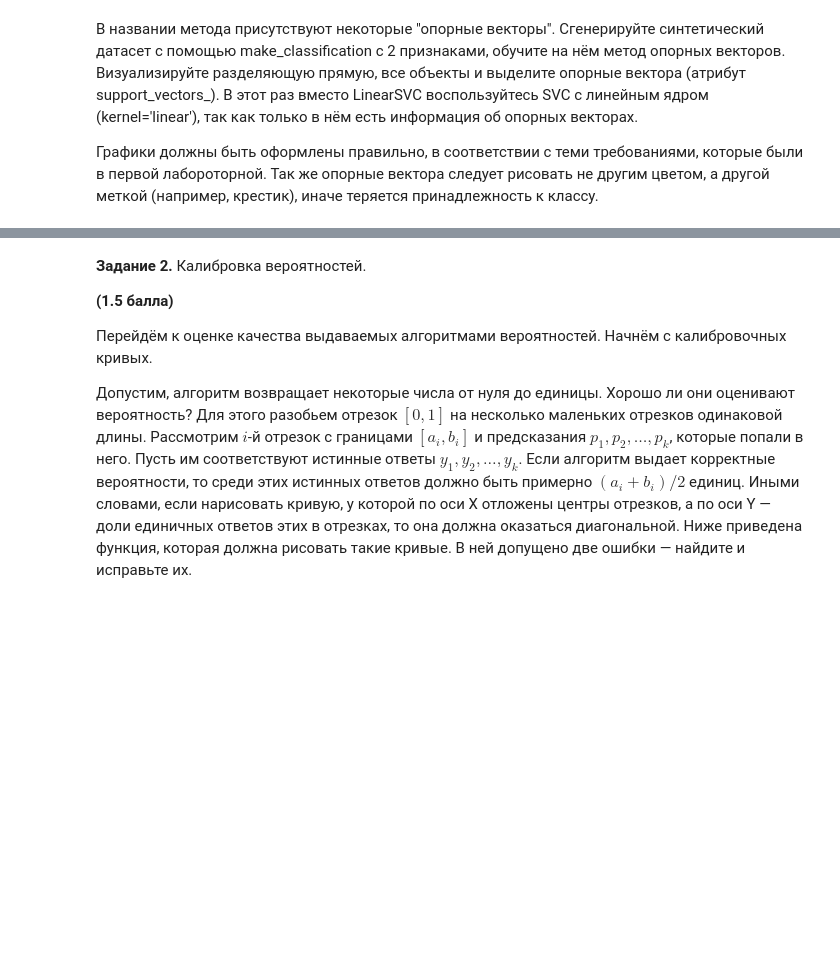
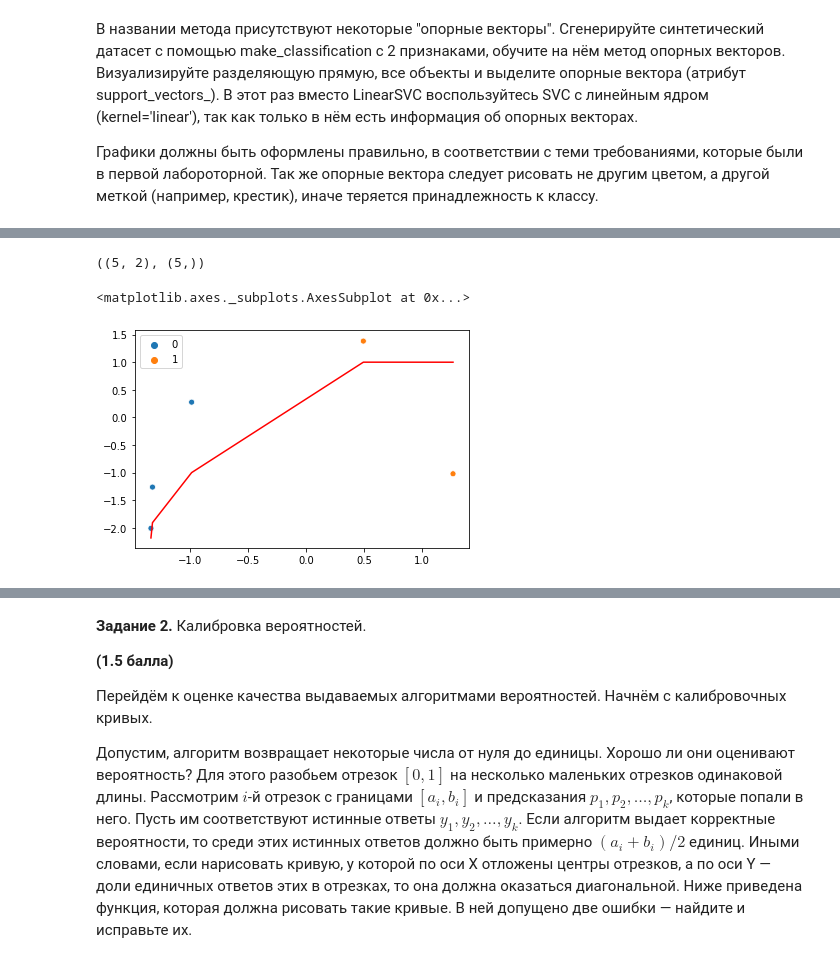
Before and after one commit to paniquex/ML_DS_practice, a Jupyter notebook: MMRO/HW_04/homework-practuce-04-KuzminNikita.ipynb, the cells around one changed output, grey strips where cells are left out. Saved outputs shown, nothing was run; the diff lists cells and outputs as text; code cells hidden in the pictures; blank space fills up the shorter version.

```diff
--- a/MMRO/HW_04/homework-practuce-04-KuzminNikita.ipynb
+++ b/MMRO/HW_04/homework-practuce-04-KuzminNikita.ipynb
@@ -304,0 +359,12 @@ __(1 балл)__
+# %%
+from sklearn.svm import SVC
+
+X, y = make_classification(
+    n_samples=5, n_features=2, n_informative=2, n_redundant=0,
+    random_state=42)
+
+
+linear_svc = SVC(kernel='linear')
+# %%
+%%time
+linear_svc.fit(X, y)
@@ -304,0 +378,11 @@ __(1 балл)__
+# %%
+X.shape, y.shape
+# %% [output]
+((5, 2), (5,))
+# %%
+sns.scatterplot(x=X[:, 0], y=X[:, 1], hue=y)
+# xy = np.vstack([X.ravel(), y.ravel()]).T
+sns.lineplot(x=X[:, 0], y=linear_svc.decision_function(X), color='red')
+# %% [output]
+<matplotlib.axes._subplots.AxesSubplot at 0x...>
+[figure, added]
```
Also changed, not shown: parts of 30 cells of this notebook.
